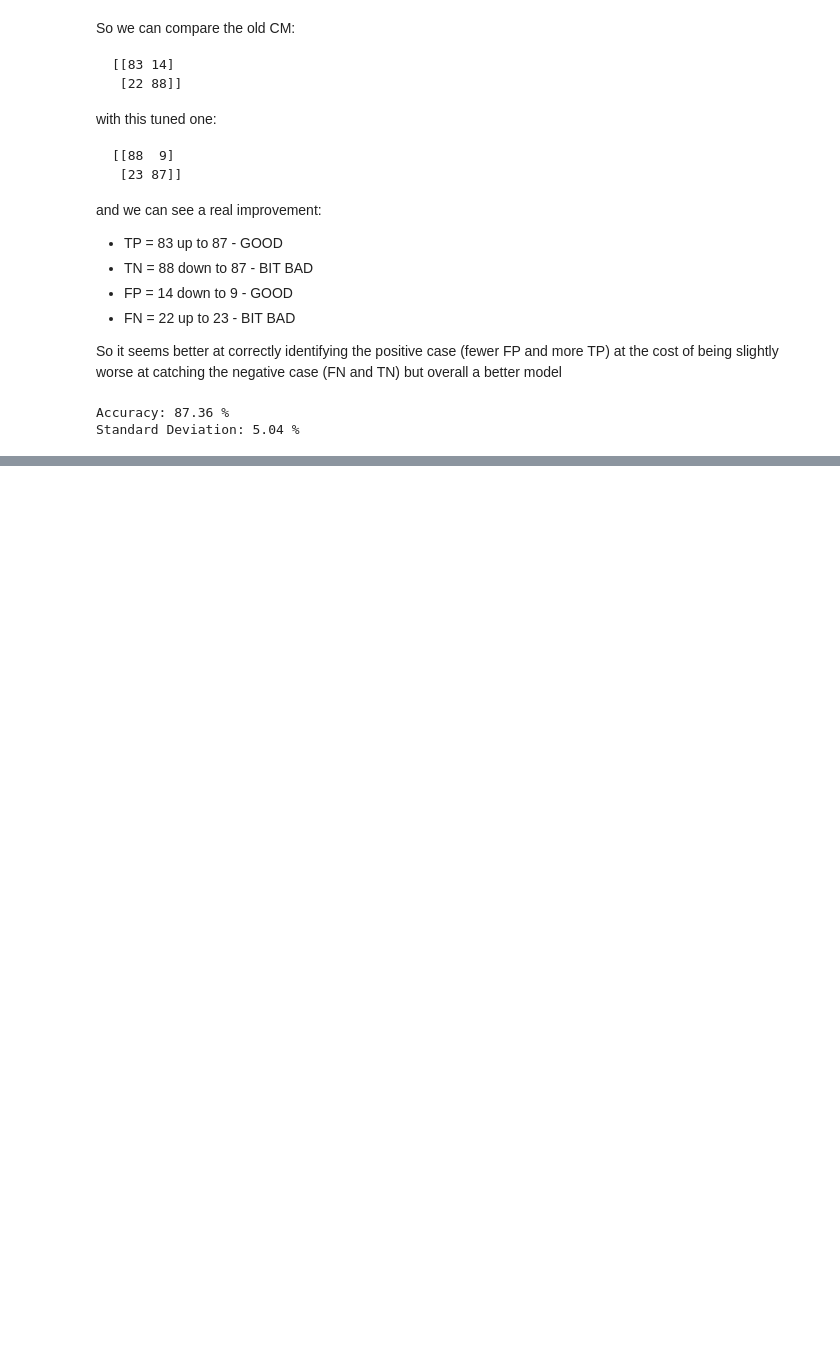
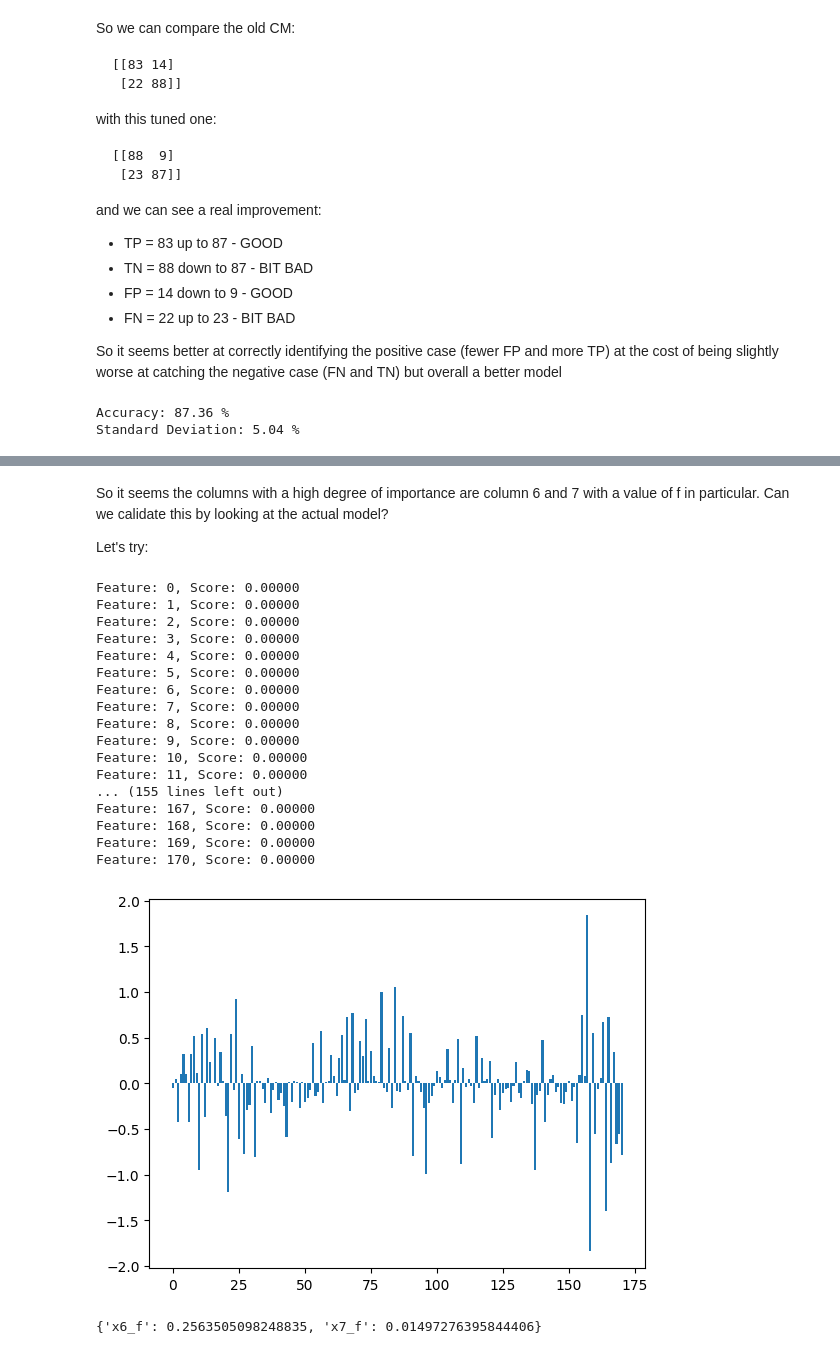
Before and after one commit to edoatley/ml, a Jupyter notebook: datacamp/projects/credit-approvals/notebook.ipynb, the cells around one changed output, grey strips where cells are left out. Saved outputs shown, nothing was run; the diff lists cells and outputs as text; code cells hidden in the pictures; blank space fills up the shorter version.

```diff
--- a/datacamp/projects/credit-approvals/notebook.ipynb
+++ b/datacamp/projects/credit-approvals/notebook.ipynb
@@ -697,0 +852,21 @@ Standard Deviation: 5.04 %
+# %%
+# get the values of the coefficients of Lasso regression.
+coefficients = search.best_estimator_.named_steps['model'].coef_
+# %%
+# importance of a feature is the absolute value of its coefficient, so:
+importance = np.abs(coefficients)
+# %%
+col_names = column_category_tf.transformers_[0][1].get_feature_names_out()
+sample_row = X_train[0]
+
+print(f'Length of a row = [{len(sample_row)}]')
+print(f'Length of a column name list = [{len(col_names)}]')
+print(f'Example of a row = [{" ".join([str(c) for c in sample_row])}]')
+# b,23.08,2.5,u,g,c,v,1.085,t,t,11,t,g,00060,2184,+
+for i, x in enumerate(sample_row):
+    name_of_col = col_names[i] if i < len(col_names) else 'unknown'
+    imp = f' =====> {importance[i]}' if i < len(importance) and importance[i] > 0 else ''
+    if imp != '':
+        print(f'Column: {i:3} Value: {x:8} Name: {name_of_col} {imp}')
+#     imp = f' =====> {x}' if x > 0 else ''
+#     print(f'For column {X_train.columns[i]} {imp}')
@@ -697,0 +879,36 @@ Standard Deviation: 5.04 %
+# %% [markdown]
+So it seems the columns with a high degree of importance are column 6 and 7 with a value of f in particular. Can we calidate this by looking at the actual model?
+
+Let's try:
+# %%
+importances = logreg.coef_[0]
+crit_features = {}
+# summarize feature importance
+for i,v in enumerate(importance):
+    print('Feature: %0d, Score: %.5f' % (i,v))
+    if v > 0:
+        crit_features[f'{col_names[i]}'] = v
+# plot feature importance
+plt.bar([x for x in range(len(importances))], importances)
+plt.show()
+print(crit_features)
+# %% [output]
+Feature: 0, Score: 0.00000
+Feature: 1, Score: 0.00000
+Feature: 2, Score: 0.00000
+Feature: 3, Score: 0.00000
+Feature: 4, Score: 0.00000
+Feature: 5, Score: 0.00000
+Feature: 6, Score: 0.00000
+Feature: 7, Score: 0.00000
+Feature: 8, Score: 0.00000
+Feature: 9, Score: 0.00000
+Feature: 10, Score: 0.00000
+Feature: 11, Score: 0.00000
+... (155 lines left out)
+Feature: 167, Score: 0.00000
+Feature: 168, Score: 0.00000
+Feature: 169, Score: 0.00000
+Feature: 170, Score: 0.00000
+[figure, added]
+{'x6_f': 0.2563505098248835, 'x7_f': 0.01497276395844406}
```
Also changed, not shown: parts of 14 cells of this notebook.
